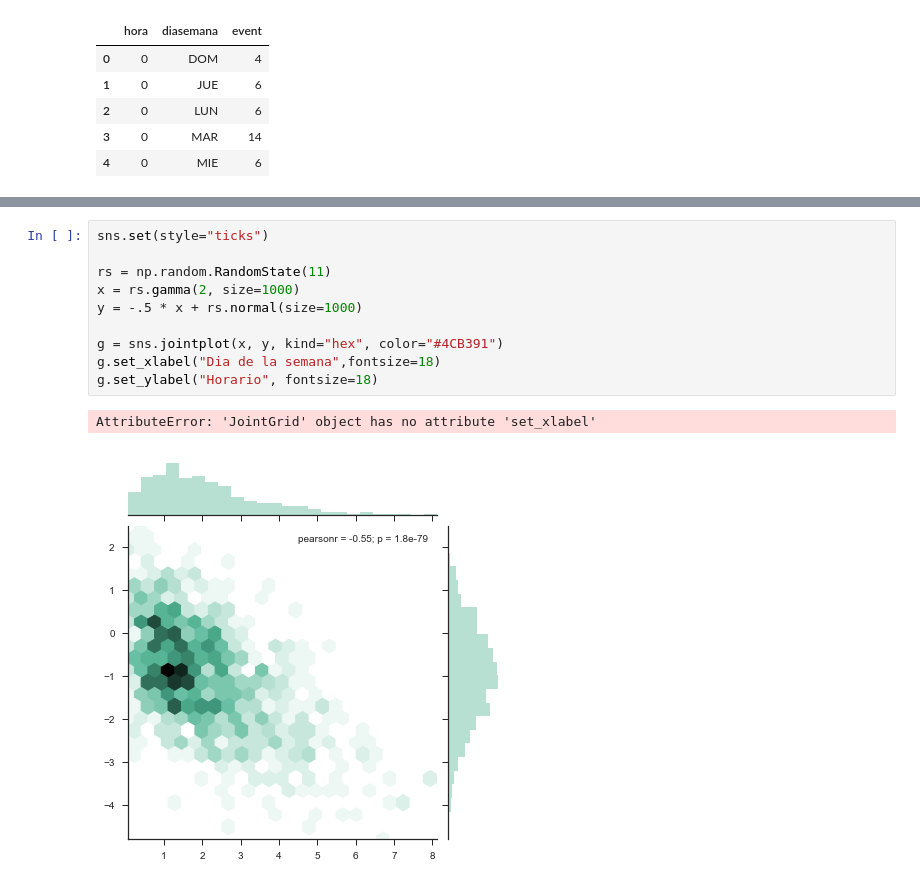
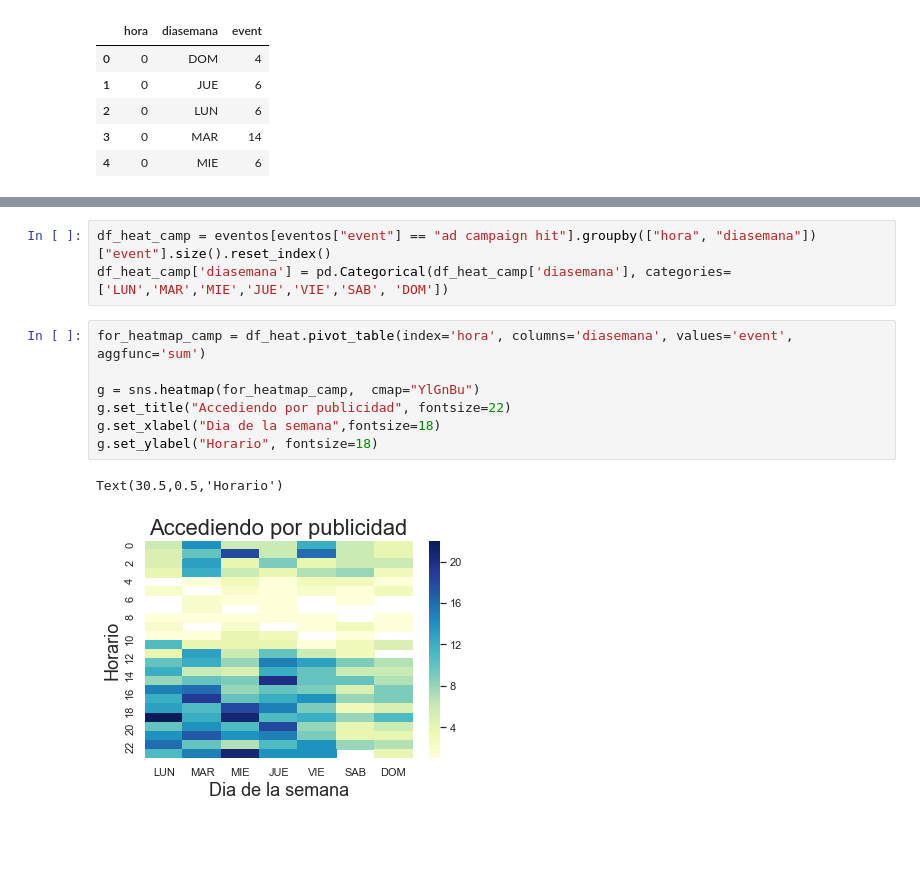
Before and after one commit to asilvestri2020/7506_2C2018, a Jupyter notebook: TP1/Borrador_TP1.ipynb, the cells around one changed output, grey strips where cells are left out. Drawn from its saved outputs; the diff is of its cells as text; blank space fills up the shorter version.

```diff
--- a/TP1/Borrador_TP1.ipynb
+++ b/TP1/Borrador_TP1.ipynb
@@ -497,13 +487,13 @@ Text(34,0.5,'Horario')
-# %%
-sns.set(style="ticks")
-
-rs = np.random.RandomState(11)
-x = rs.gamma(2, size=1000)
-y = -.5 * x + rs.normal(size=1000)
-
-g = sns.jointplot(x, y, kind="hex", color="#4CB391")
-g.set_xlabel("Dia de la semana",fontsize=18)
-g.set_ylabel("Horario", fontsize=18)
-# %% [output]
-AttributeError: 'JointGrid' object has no attribute 'set_xlabel'
-[figure, removed]
+# %%
+df_heat_camp = eventos[eventos["event"] == "ad campaign hit"].groupby(["hora", "diasemana"])["event"].size().reset_index()
+df_heat_camp['diasemana'] = pd.Categorical(df_heat_camp['diasemana'], categories=['LUN','MAR','MIE','JUE','VIE','SAB', 'DOM'])
+# %%
+for_heatmap_camp = df_heat.pivot_table(index='hora', columns='diasemana', values='event', aggfunc='sum')
+
+g = sns.heatmap(for_heatmap_camp,  cmap="YlGnBu")
+g.set_title("Accediendo por publicidad", fontsize=22)
+g.set_xlabel("Dia de la semana",fontsize=18)
+g.set_ylabel("Horario", fontsize=18)
+# %% [output]
+Text(30.5,0.5,'Horario')
+[figure, added]
```
Also changed, not shown: parts of 15 cells of this notebook, 1 other file.
